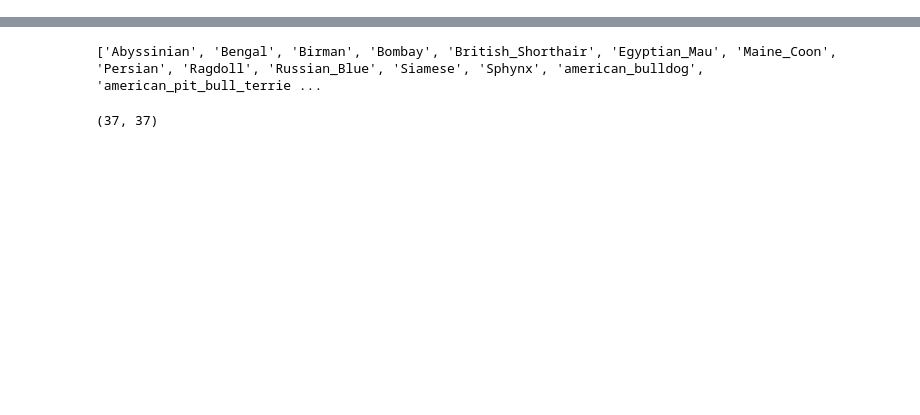
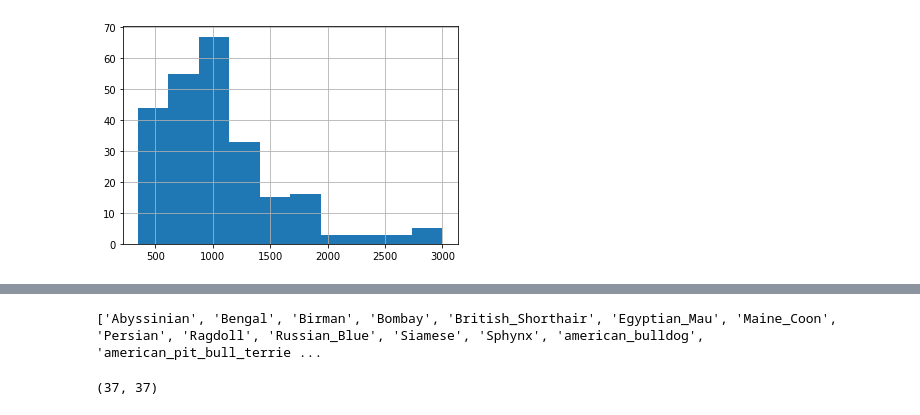
Before and after one commit to AnnieCRY/DS5500-Project2, a Jupyter notebook: pet_classification.ipynb, the cells around one changed output, grey strips where cells are left out. Drawn from its saved outputs; the diff is of its cells as text; code cells hidden in the pictures; blank space fills up the shorter version.

```diff
--- a/pet_classification.ipynb
+++ b/pet_classification.ipynb
@@ -17,0 +100,9 @@ df_dog = pd.read_csv("/content/dog_breed_characteristics.csv")
+# %%
+def plotColumnDistribution(df, col):
+  if isinstance(df[col][0], float):
+    df[col].hist()
+  else:
+    df[col].value_counts().plot(kind='bar')
+plotColumnDistribution(df_dog[df_dog["AvgPupPrice"]<10000],"AvgPupPrice")
+# %% [output]
+[figure, added]
```
Also changed, not shown: parts of 92 cells of this notebook.
